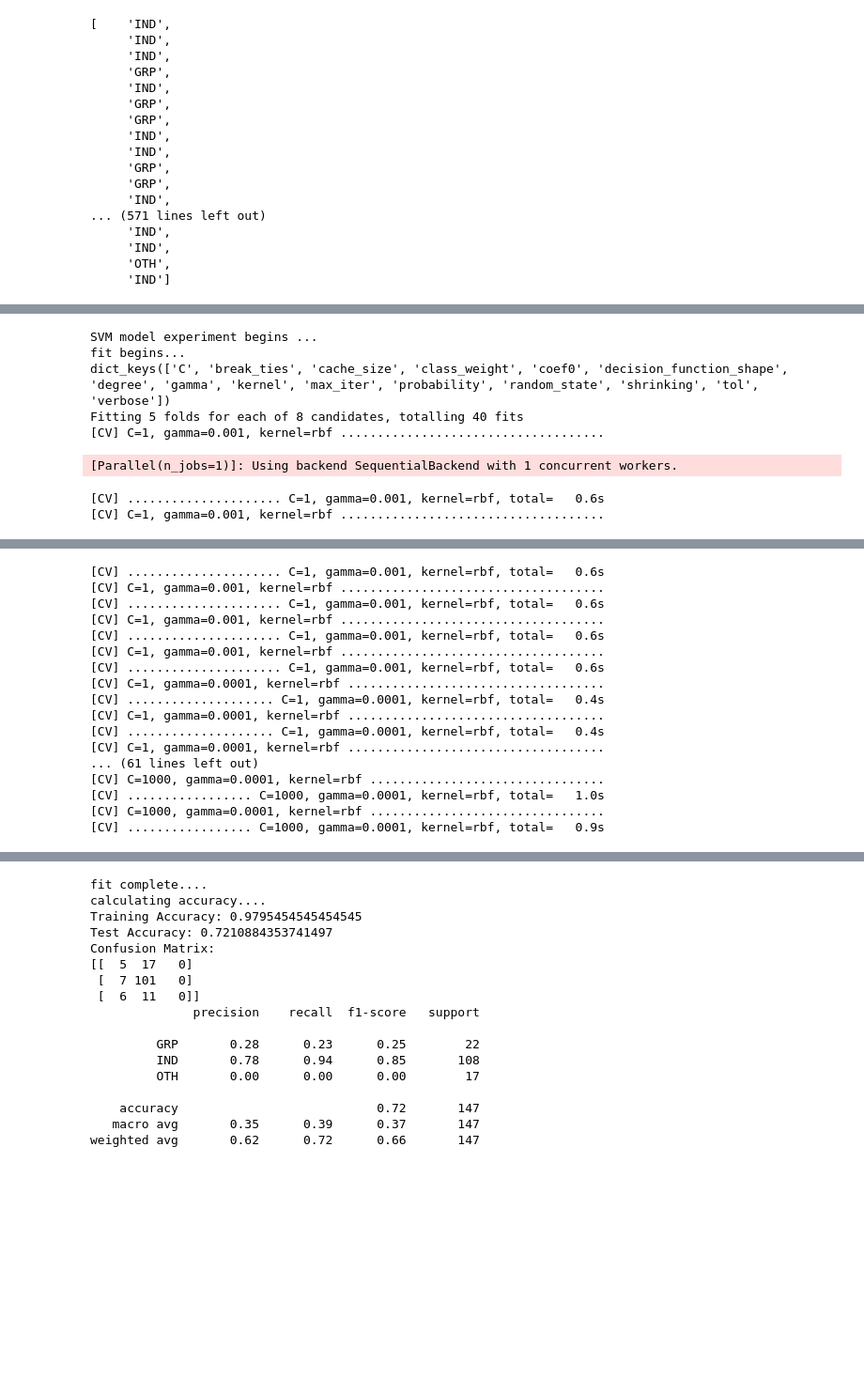
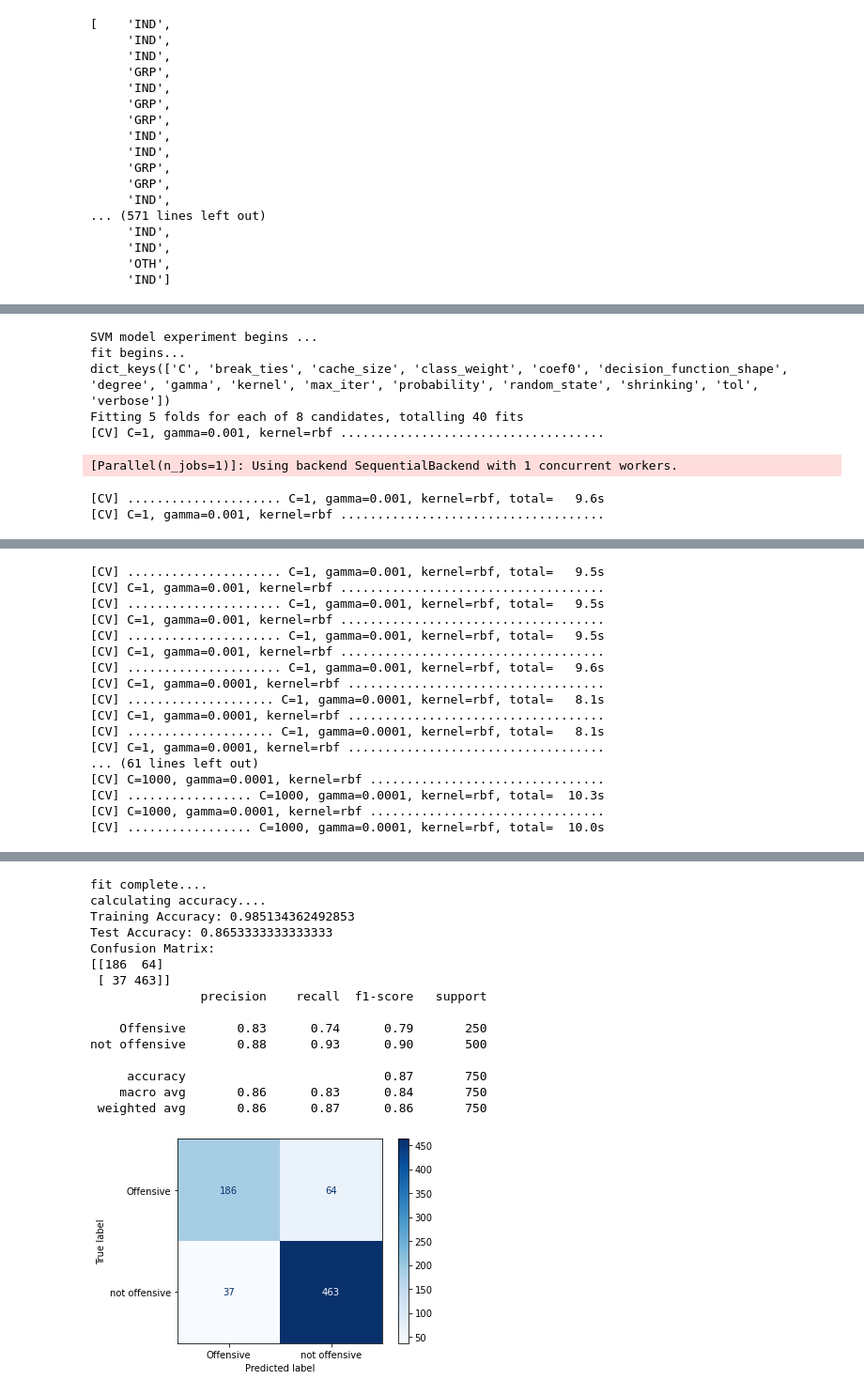
Before and after one commit to ShrunaliPaygude/Offensive_Tweet_Detection, a Jupyter notebook: Offensive_tweets_detection.ipynb, the cells around one changed output, grey strips where cells are left out. Shown: that part at 94% size. Saved outputs shown, nothing was run; the diff lists cells and outputs as text; code cells hidden in the pictures; blank space fills up the shorter version.

Commit message:
confusion matrix plotting code added

```diff
--- a/Offensive_tweets_detection.ipynb
+++ b/Offensive_tweets_detection.ipynb
@@ -277,15 +275,18 @@ print("SVM model experiment begins ...")
 import warnings
 from sklearn.model_selection import train_test_split
 from sklearn.svm import SVC, LinearSVC
-from sklearn.metrics import accuracy_score, confusion_matrix, classification_report
+from sklearn.metrics import accuracy_score, confusion_matrix, classification_report,plot_confusion_matrix
 from sklearn.model_selection import GridSearchCV
+import matplotlib.pyplot as plt
+import seaborn as sns
 
-#train_vectors, test_vectors, train_labels, test_labels = train_test_split(vectors_level_a[:], labels_level_a[:], train_size=0.70)
+train_vectors, test_vectors, train_labels, test_labels = train_test_split(vectors_level_a[:], labels_level_a[:], train_size=0.70)
 
 #train_vectors, test_vectors, train_labels, test_labels = train_test_split(vectors_level_b[:], labels_level_b[:], train_size=0.75)
 
-train_vectors, test_vectors, train_labels, test_labels = train_test_split(vectors_level_c[:], labels_level_c[:], train_size=0.75)
+#train_vectors, test_vectors, train_labels, test_labels = train_test_split(vectors_level_c[:], labels_level_c[:], train_size=0.75)
 
+classNames = np.unique(test_labels)
 print("fit begins...")
 warnings.filterwarnings(action='ignore')
 classifiersvc = SVC()
@@ -304,8 +305,12 @@ test_predictions = classifierGrid.predict(test_vectors)
 accuracy = accuracy_score(test_labels, test_predictions)
 print("Test Accuracy:", accuracy)
 print("Confusion Matrix:", )
+matrix = confusion_matrix(test_labels, test_predictions)
 print(confusion_matrix(test_labels, test_predictions))
 print(classification_report(test_labels,test_predictions))
+
+plottedCM = plot_confusion_matrix(classifierGrid, test_vectors, test_labels,display_labels=classNames, cmap=plt.cm.Blues)
+plt.show()
 # %% [output]
 SVM model experiment begins ...
 fit begins...
@@ -313,5 +318,5 @@ dict_keys(['C', 'break_ties', 'cache_size', 'class_weight', 'coef0', 'decision_f
 Fitting 5 folds for each of 8 candidates, totalling 40 fits
 [CV] C=1, gamma=0.001, kernel=rbf ....................................
 [Parallel(n_jobs=1)]: Using backend SequentialBackend with 1 concurrent workers.
-[CV] ..................... C=1, gamma=0.001, kernel=rbf, total=   0.6s
+[CV] ..................... C=1, gamma=0.001, kernel=rbf, total=   9.6s
 [CV] C=1, gamma=0.001, kernel=rbf ....................................
@@ -319,17 +324,17 @@ Fitting 5 folds for each of 8 candidates, totalling 40 fits
-[CV] ..................... C=1, gamma=0.001, kernel=rbf, total=   0.6s
+[CV] ..................... C=1, gamma=0.001, kernel=rbf, total=   9.5s
 [CV] C=1, gamma=0.001, kernel=rbf ....................................
-[CV] ..................... C=1, gamma=0.001, kernel=rbf, total=   0.6s
+[CV] ..................... C=1, gamma=0.001, kernel=rbf, total=   9.5s
 [CV] C=1, gamma=0.001, kernel=rbf ....................................
-[CV] ..................... C=1, gamma=0.001, kernel=rbf, total=   0.6s
+[CV] ..................... C=1, gamma=0.001, kernel=rbf, total=   9.5s
 [CV] C=1, gamma=0.001, kernel=rbf ....................................
-[CV] ..................... C=1, gamma=0.001, kernel=rbf, total=   0.6s
+[CV] ..................... C=1, gamma=0.001, kernel=rbf, total=   9.6s
 [CV] C=1, gamma=0.0001, kernel=rbf ...................................
-[CV] .................... C=1, gamma=0.0001, kernel=rbf, total=   0.4s
+[CV] .................... C=1, gamma=0.0001, kernel=rbf, total=   8.1s
 [CV] C=1, gamma=0.0001, kernel=rbf ...................................
-[CV] .................... C=1, gamma=0.0001, kernel=rbf, total=   0.4s
+[CV] .................... C=1, gamma=0.0001, kernel=rbf, total=   8.1s
 [CV] C=1, gamma=0.0001, kernel=rbf ...................................
 ... (61 lines left out)
 [CV] C=1000, gamma=0.0001, kernel=rbf ................................
-[CV] ................. C=1000, gamma=0.0001, kernel=rbf, total=   1.0s
+[CV] ................. C=1000, gamma=0.0001, kernel=rbf, total=  10.3s
 [CV] C=1000, gamma=0.0001, kernel=rbf ................................
-[CV] ................. C=1000, gamma=0.0001, kernel=rbf, total=   0.9s
+[CV] ................. C=1000, gamma=0.0001, kernel=rbf, total=  10.0s
@@ -337,20 +342,19 @@ Fitting 5 folds for each of 8 candidates, totalling 40 fits
 fit complete....
 calculating accuracy....
-Training Accuracy: 0.9795454545454545
-Test Accuracy: 0.7210884353741497
+Training Accuracy: 0.985134362492853
+Test Accuracy: 0.8653333333333333
 Confusion Matrix:
-[[  5  17   0]
- [  7 101   0]
- [  6  11   0]]
-              precision    recall  f1-score   support
+[[186  64]
+ [ 37 463]]
+               precision    recall  f1-score   support
 
-         GRP       0.28      0.23      0.25        22
-         IND       0.78      0.94      0.85       108
-         OTH       0.00      0.00      0.00        17
+    Offensive       0.83      0.74      0.79       250
+not offensive       0.88      0.93      0.90       500
 
-    accuracy                           0.72       147
-   macro avg       0.35      0.39      0.37       147
-weighted avg       0.62      0.72      0.66       147
+     accuracy                           0.87       750
+    macro avg       0.86      0.83      0.84       750
+ weighted avg       0.86      0.87      0.86       750
+[figure, added]
 # %%
 print("RandomForest model experiment begins ...")
 import warnings
```
Also changed, not shown: parts of 5 cells of this notebook, 2 other files.
